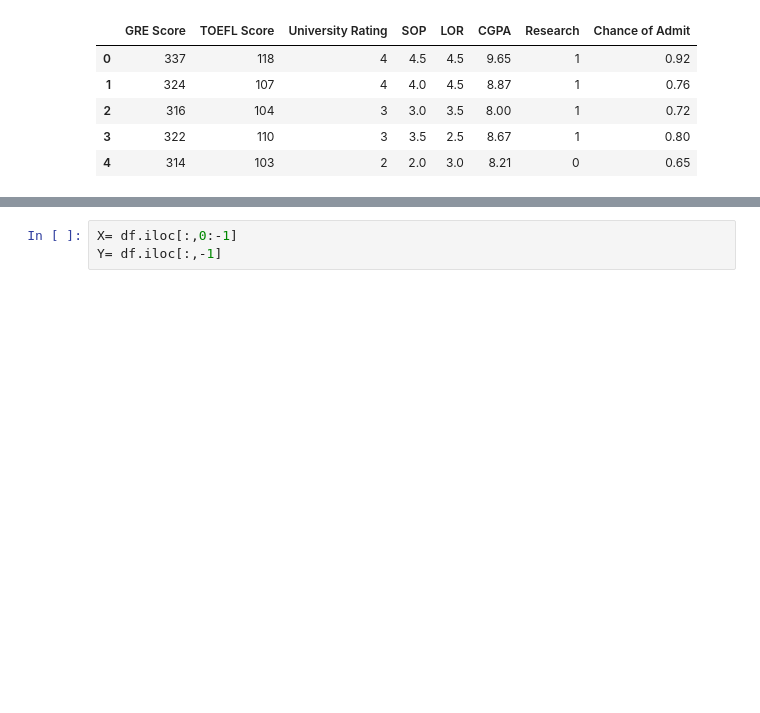
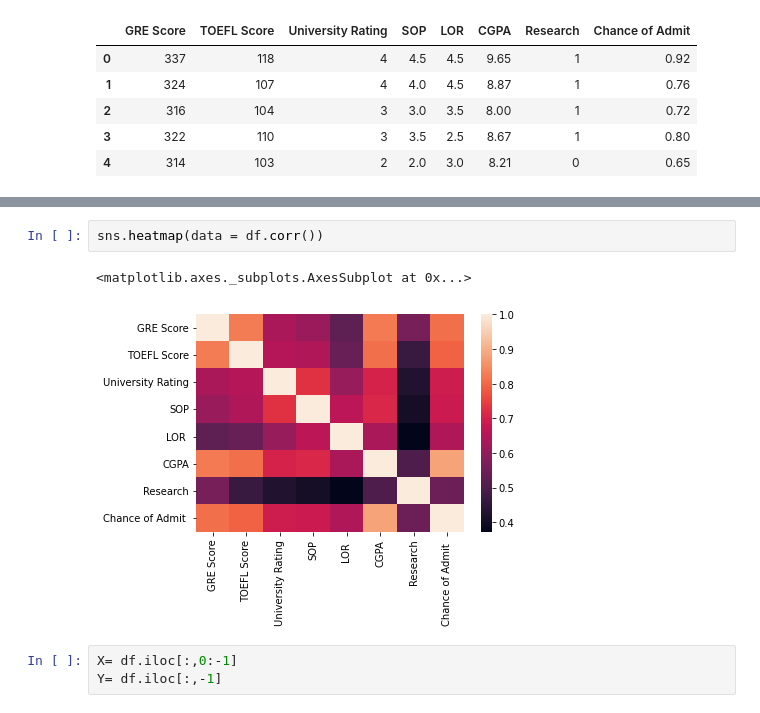
Before and after one commit to mspatke/gre_adimission_prediction_using_ANN, a Jupyter notebook: GRE_Admission_Prediction_using_ANN.ipynb, the cells around one changed output, grey strips where cells are left out. Saved outputs shown, nothing was run; the diff lists cells and outputs as text; blank space fills up the shorter version.

```diff
--- a/GRE_Admission_Prediction_using_ANN.ipynb
+++ b/GRE_Admission_Prediction_using_ANN.ipynb
@@ -55,3 +72,8 @@ df.head()
+# %%
+sns.heatmap(data = df.corr())
+# %% [output]
+<matplotlib.axes._subplots.AxesSubplot at 0x...>
+[figure, added]
 # %%
 X= df.iloc[:,0:-1]
 Y= df.iloc[:,-1]
```
Also changed, not shown: parts of 4 cells of this notebook.
